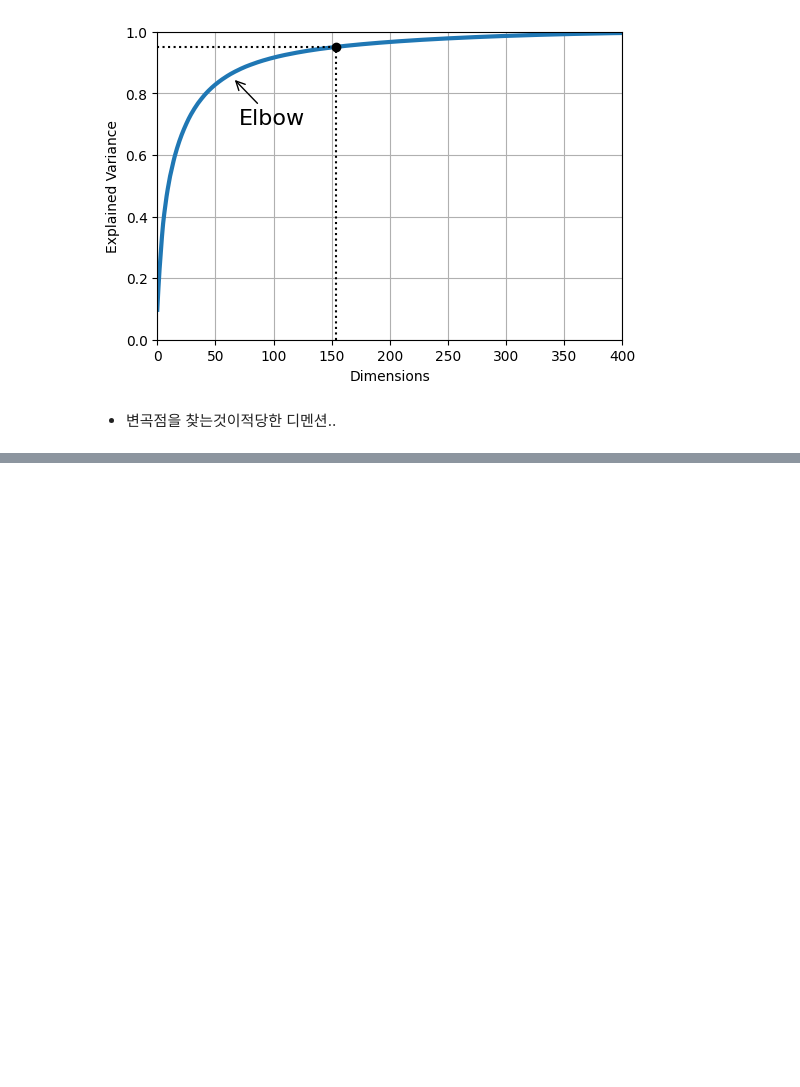
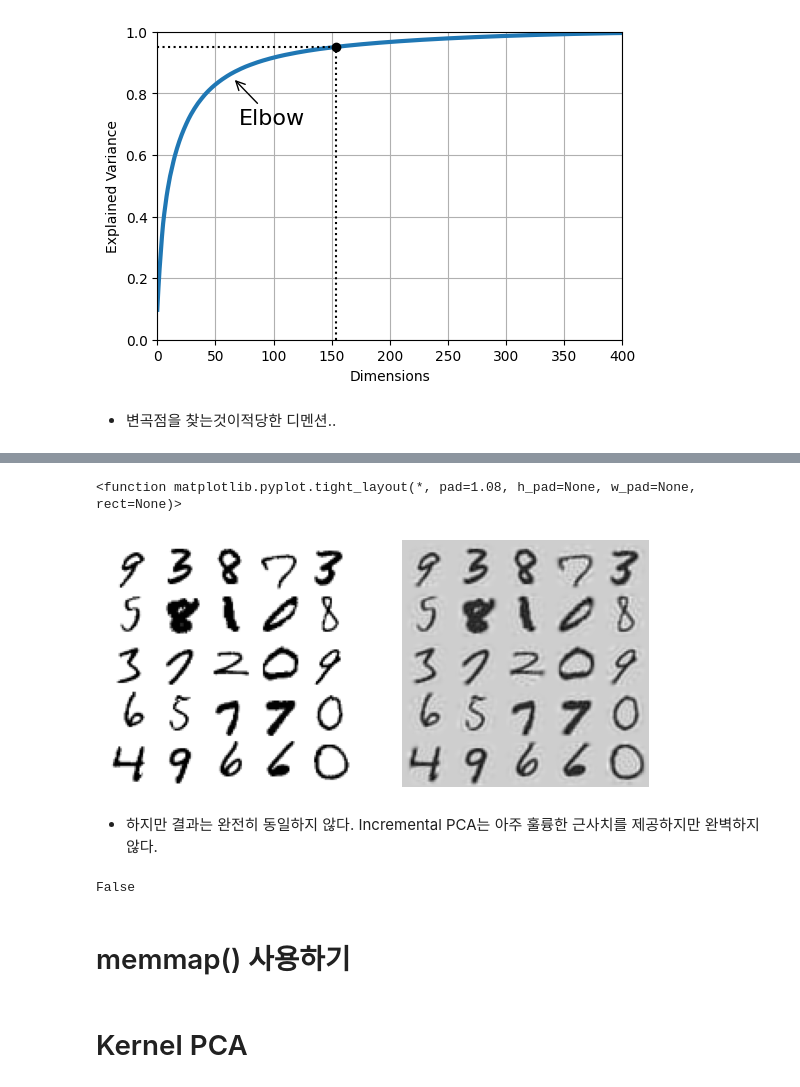
Before and after one commit to Hakgyun-Hong/MachineLearning, a Jupyter notebook: 08_dimensionality_reduction.ipynb, the cells around one changed output, grey strips where cells are left out. Cells and saved outputs as stored; diff of their text form; code cells hidden in the pictures; blank space fills up the shorter version.

```diff
--- a/08_dimensionality_reduction.ipynb
+++ b/08_dimensionality_reduction.ipynb
@@ -389,0 +422,15 @@ AttributeError: ignored
+# %%
+X_recovered_inc_pca = inc_pca.inverse_transform(X_reduced)
+# %%
+plt.figure(figsize=(7,4))
+
+plt.subplot(121)
+plot_digits(X_train[::2100])
+
+plt.subplot(122)
+plot_digits(X_recovered_inc_pca[::2100])
+
+plt.tight_layout
+# %% [output]
+<function matplotlib.pyplot.tight_layout(*, pad=1.08, h_pad=None, w_pad=None, rect=None)>
+[figure, added]
@@ -389,0 +439,8 @@ AttributeError: ignored
+# %% [markdown]
+- 하지만 결과는 완전히 동일하지 않다. Incremental PCA는 아주 훌륭한 근사치를 제공하지만 완벽하지 않다.
+# %%
+np.allclose(X_reduced_pca, X_reduced_inc_pca)
+# %% [output]
+False
+# %% [markdown]
+# memmap() 사용하기
@@ -389,0 +451,2 @@ AttributeError: ignored
+# %% [markdown]
+# Kernel PCA
```
Also changed, not shown: parts of 25 cells of this notebook.
